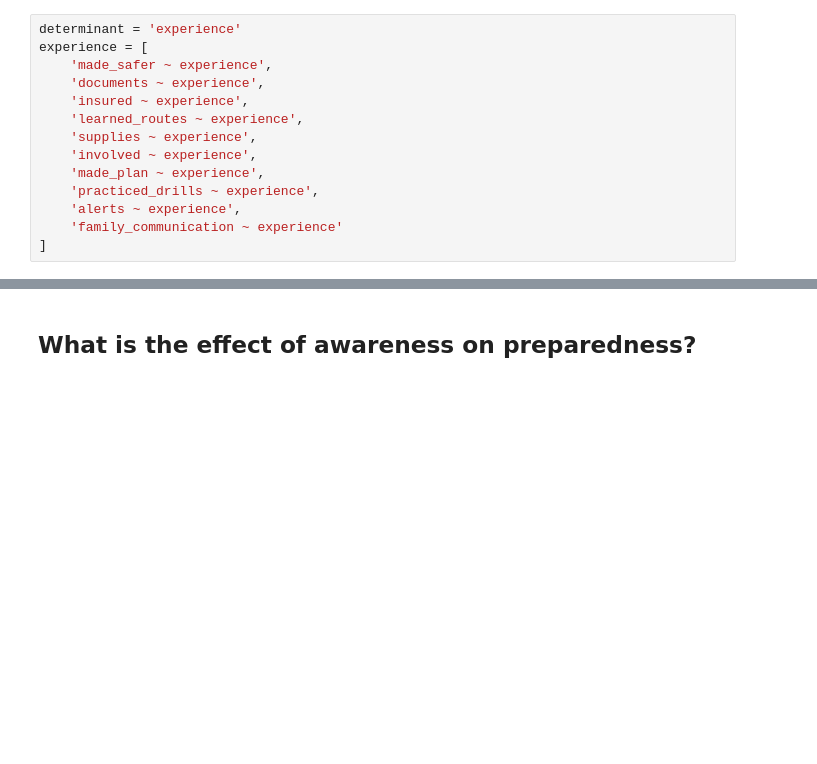
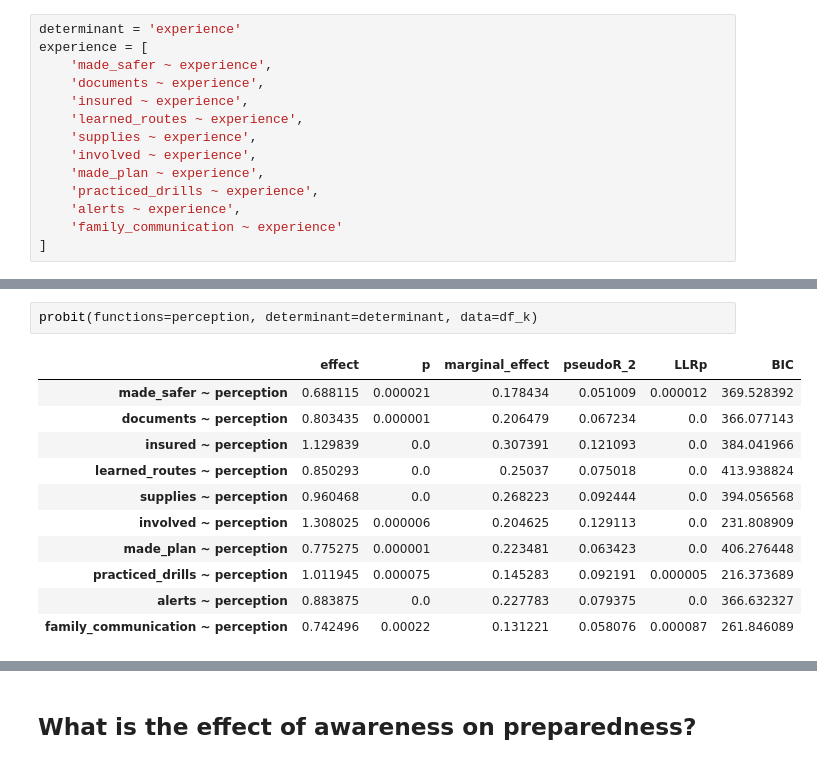
Before and after one commit to phillippmueller/flood_adaptation_behavior, a Jupyter notebook: analysis/automated/univariate_models.ipynb, the cells around one changed output, grey strips where cells are left out. Saved outputs shown, nothing was run; the diff lists cells and outputs as text; blank space fills up the shorter version.

```diff
--- a/analysis/automated/univariate_models.ipynb
+++ b/analysis/automated/univariate_models.ipynb
@@ -134,0 +151,14 @@ logit(functions=experience, determinant=determinant, data=df_n)
+# %%
+probit(functions=perception, determinant=determinant, data=df_k)
+# %% [output]
+|  | effect | p | marginal_effect | pseudoR_2 | LLRp | BIC |
+| made_safer ~ perception | 0.688115 | 0.000021 | 0.178434 | 0.051009 | 0.000012 | 369.528392 |
+| documents ~ perception | 0.803435 | 0.000001 | 0.206479 | 0.067234 | 0.0 | 366.077143 |
+| insured ~ perception | 1.129839 | 0.0 | 0.307391 | 0.121093 | 0.0 | 384.041966 |
+| learned_routes ~ perception | 0.850293 | 0.0 | 0.25037 | 0.075018 | 0.0 | 413.938824 |
+| supplies ~ perception | 0.960468 | 0.0 | 0.268223 | 0.092444 | 0.0 | 394.056568 |
+| involved ~ perception | 1.308025 | 0.000006 | 0.204625 | 0.129113 | 0.0 | 231.808909 |
+| made_plan ~ perception | 0.775275 | 0.000001 | 0.223481 | 0.063423 | 0.0 | 406.276448 |
+| practiced_drills ~ perception | 1.011945 | 0.000075 | 0.145283 | 0.092191 | 0.000005 | 216.373689 |
+| alerts ~ perception | 0.883875 | 0.0 | 0.227783 | 0.079375 | 0.0 | 366.632327 |
+| family_communication ~ perception | 0.742496 | 0.00022 | 0.131221 | 0.058076 | 0.000087 | 261.846089 |
```
Also changed, not shown: parts of 7 cells of this notebook.
